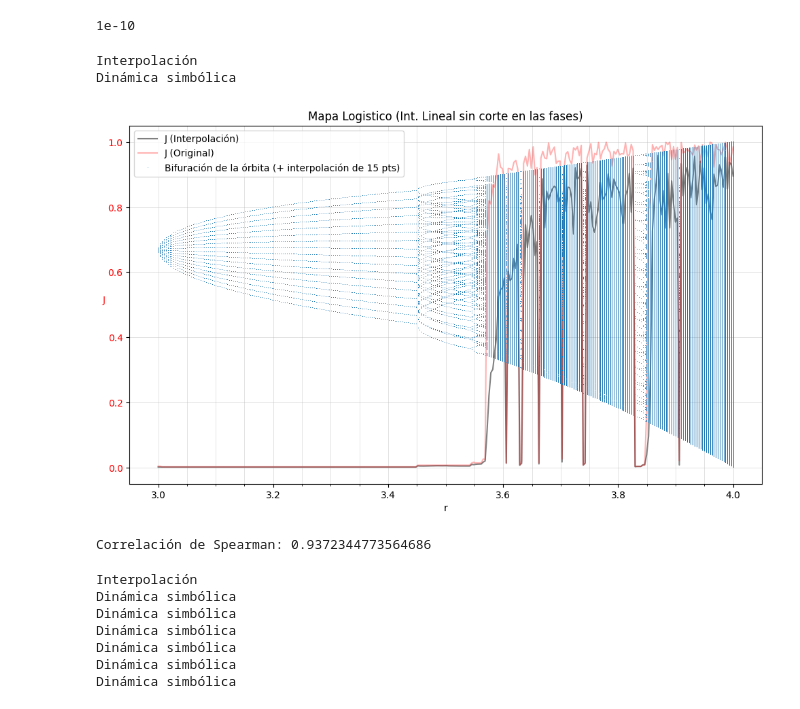
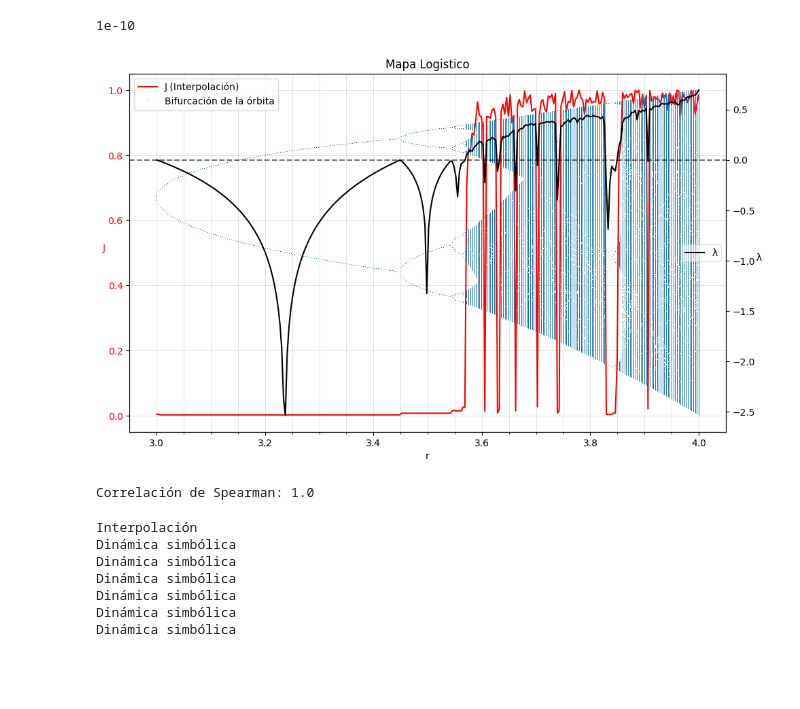
Before and after one commit to EduardoGarcia528/Tesis, a Jupyter notebook: calcula_espacio_fase.ipynb, the cells around one changed output. Drawn from its saved outputs; the diff is of its cells as text; code cells hidden in the pictures; blank space fills up the shorter version.

```diff
--- a/calcula_espacio_fase.ipynb
+++ b/calcula_espacio_fase.ipynb
@@ -521,39 +521,37 @@ def plot_orbit_diagram(num_partitions,discreto,interpolacion, size,graficar, r_m
             ax2.legend(loc='center right',framealpha=0.5)
 
         fig.tight_layout()
         # plt.title(f'Logistic Map (Discret ={discreto}, interp= {interpolacion})')
         # plt.title(f'Mapa Logístico con discretización en el eje y ({num_partitions} Particiones)')
-        plt.title(f'Mapa Logistico (Int. Lineal sin corte en las fases)')
+        plt.title(f'Mapa Logistico')
         plt.show()
 
 
     if interpolacion == 'no':
         return J_index, J_values, r_values, orbit_values, lyapunov_values
     else:
         return J_index, J_values, r_values_interp, orbit_values_interp, lyapunov_values
 
 
 with open('logistic_map/lyapunov_continuo.txt', 'r') as f:
         lyapunov_continuo = [float(line.strip()) for line in f]
 
 with open('logistic_map/j_logistic_continuo.txt', 'r') as f:
         J_continuo = [float(line.strip()) for line in f]
 
-J_index, J_values, r_values, orbit_values, lyapunov_values = plot_orbit_diagram(15,"si","si", 20 ,True)
+J_index, J_values, r_values, orbit_values, lyapunov_values = plot_orbit_diagram(15,"no","no", 20 ,True)
 # J_index, J_values, r_values, orbit_values, lyapunov_values_continuo = plot_orbit_diagram(50,"no", "no", 20 ,True)
 
 
 # Calcular correlación de Spearman
 correlacion, p_valor = spearmanr(J_values, J_continuo)
 
 print(f'Correlación de Spearman: {correlacion}')
 
 # np.save('J_continuo_2_5.npy', np.array(J_values))
 # %% [output]
+[figure, new version]
-Interpolación
-Dinámica simbólica
+Correlación de Spearman: 1.0
-[figure, old version]
-Correlación de Spearman: 0.9372344773564686
 # %%
 """logistic ruido multiple"""
 
```
Also changed, not shown: 8 other files.
